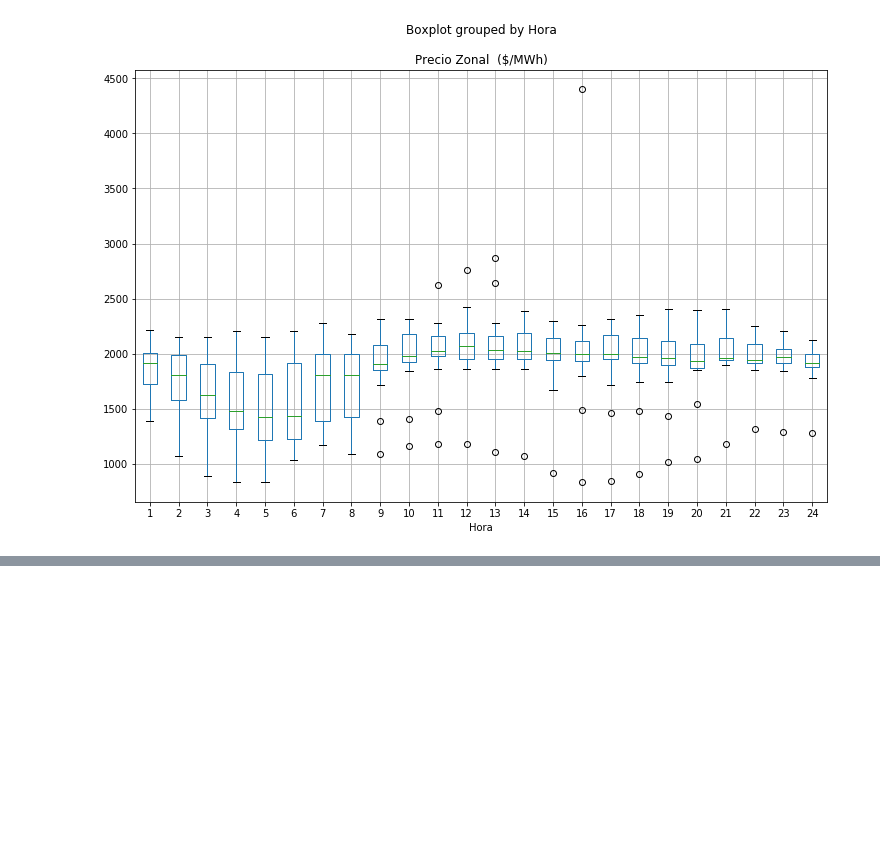
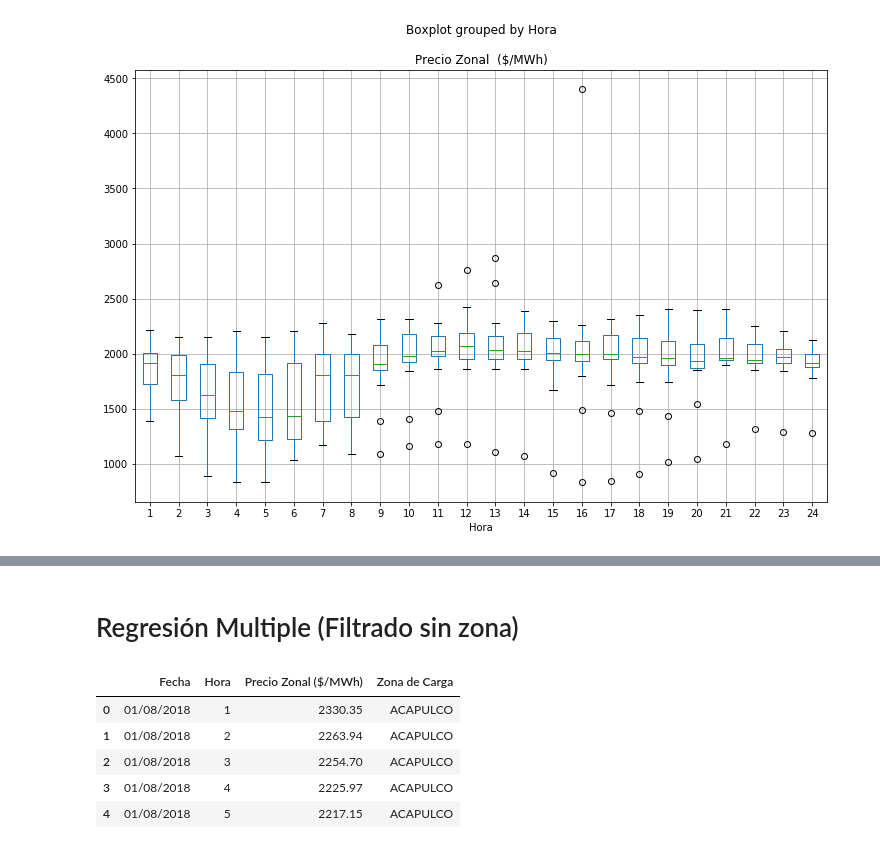
Before and after one commit to HomerMadriz/EnergyPred, a Jupyter notebook: Proyecto Final.ipynb, the cells around one changed output, grey strips where cells are left out. Cells and saved outputs as stored; diff of their text form; code cells hidden in the pictures; blank space fills up the shorter version.

```diff
--- a/Proyecto Final.ipynb
+++ b/Proyecto Final.ipynb
@@ -132,0 +185,13 @@ plt.show()
+# %% [markdown]
+# Regresión Multiple (Filtrado sin zona)
+# %%
+df = pd.read_csv("C:/Users/omar_/Documents/ITESO/5to Semestre/Programación Avanzada/Proyecto/PreciosEnergia.csv", engine='python')
+dfFiltrado2 = df[['Fecha','Hora', 'Precio Zonal  ($/MWh)', 'Zona de Carga']]
+dfFiltrado2.head()
+# %% [output]
+|  | Fecha | Hora | Precio Zonal ($/MWh) | Zona de Carga |
+| 0 | 01/08/2018 | 1 | 2330.35 | ACAPULCO |
+| 1 | 01/08/2018 | 2 | 2263.94 | ACAPULCO |
+| 2 | 01/08/2018 | 3 | 2254.70 | ACAPULCO |
+| 3 | 01/08/2018 | 4 | 2225.97 | ACAPULCO |
+| 4 | 01/08/2018 | 5 | 2217.15 | ACAPULCO |
```
Also changed, not shown: parts of 25 cells of this notebook, 7 other files.
